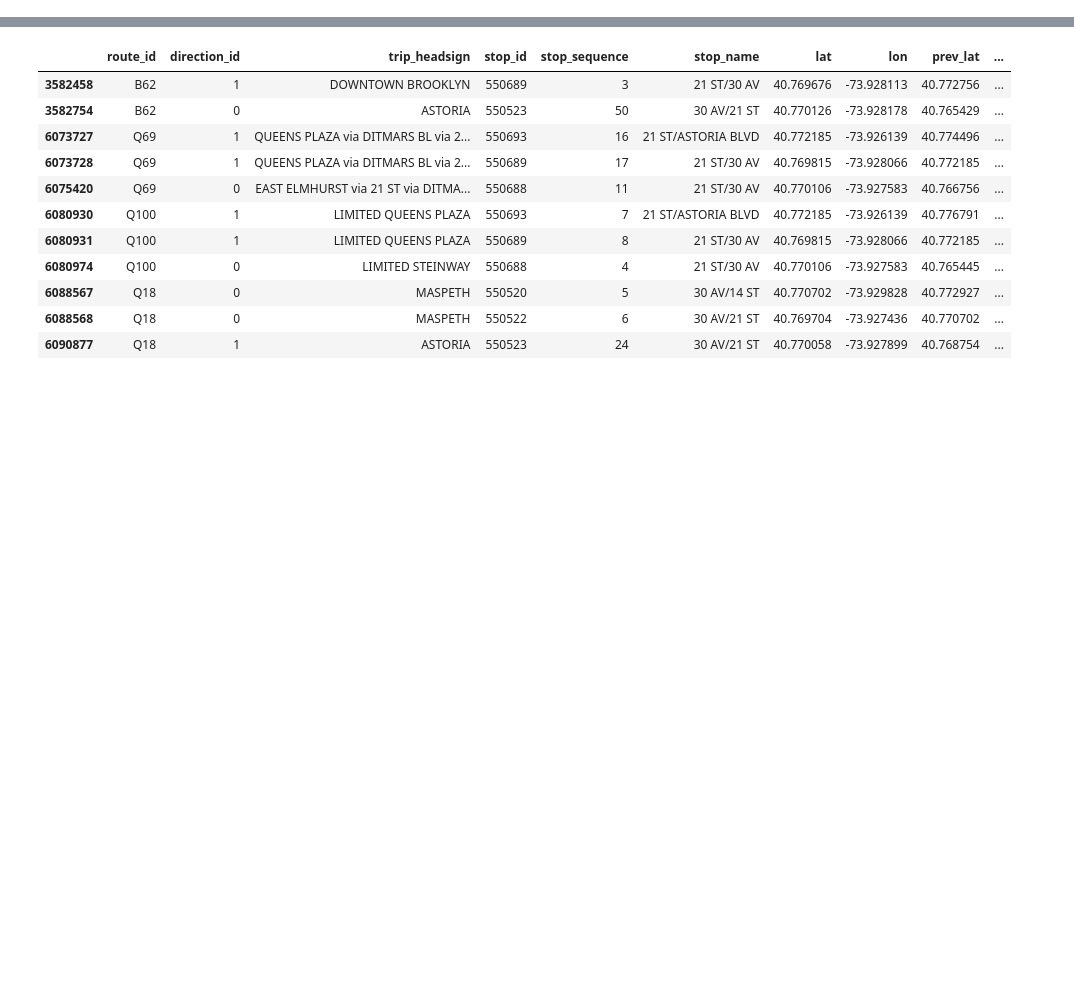
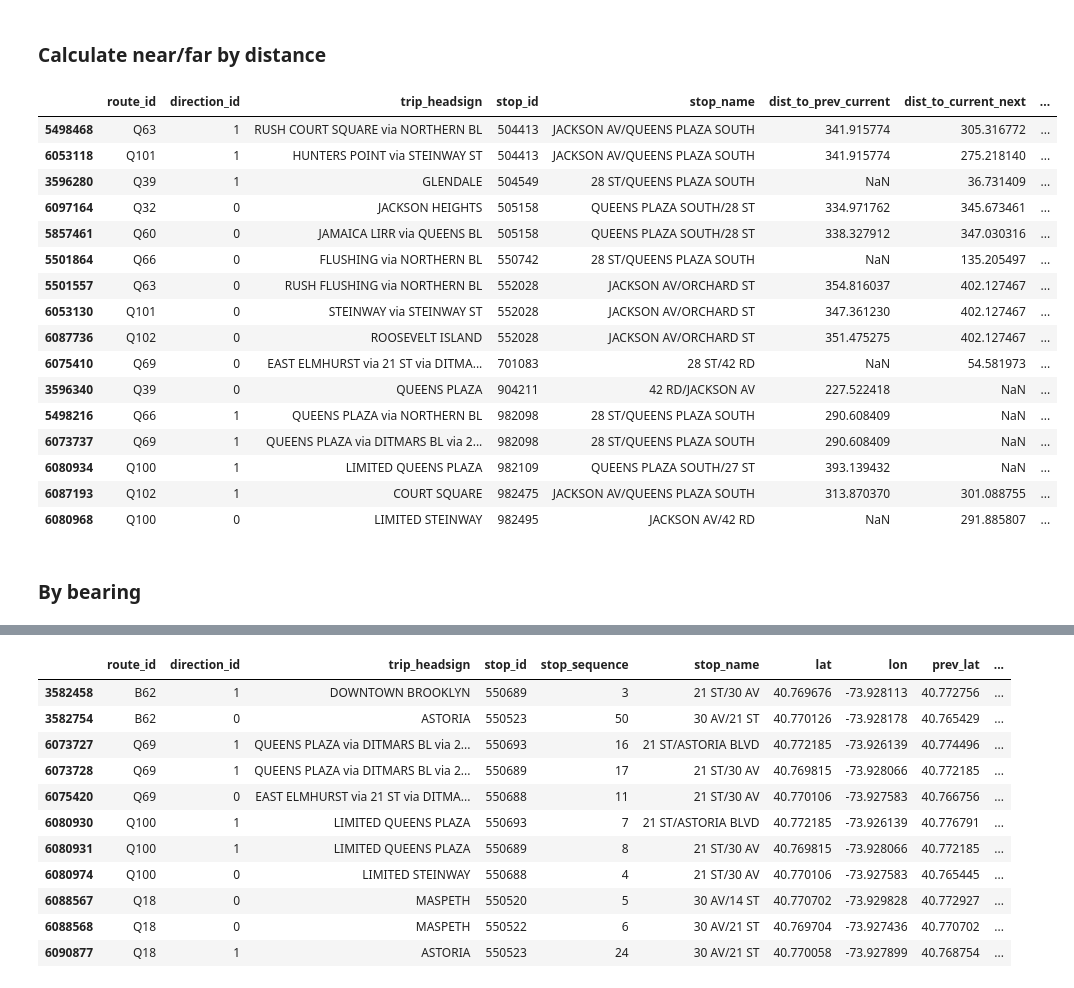
Before and after one commit to TYLin-CitySolutions/gtfs_bus, a Jupyter notebook: gtfs_bearing.ipynb, the cells around one changed output, grey strips where cells are left out. Saved outputs shown, nothing was run; the diff lists cells and outputs as text; code cells hidden in the pictures; blank space fills up the shorter version.

Commit message:
add near/far side designation

```diff
--- a/gtfs_bearing.ipynb
+++ b/gtfs_bearing.ipynb
@@ -42,0 +137,16 @@ facts = con.execute('SELECT * FROM fact_stop_events').fetchdf()
+# %% [markdown]
+### Calculate near/far by distance
+# %%
+def filter_within_radius(df, lat_col, lon_col, center_lat, center_lon, radius_ft):
+    radius_m = radius_ft * 0.3048
+    lat = np.radians(df[lat_col].to_numpy())
+    lon = np.radians(df[lon_col].to_numpy())
+    clat = np.radians(center_lat)
+    clon = np.radians(center_lon)
+
+    dlat = lat - clat
+    dlon = lon - clon
+    a = np.sin(dlat/2)**2 + np.cos(clat) * np.cos(lat) * np.sin(dlon/2)**2
+    dist_m = 2 * 6371000 * np.arcsin(np.sqrt(a))
+
+    return df[dist_m <= radius_m].copy()
@@ -43,3 +237,39 @@ facts = con.execute('SELECT * FROM fact_stop_events').fetchdf()
+# %%
+# intersection point
+inter_lat = 40.749041  # replace
+inter_lon = -73.939690
+# bearing from stop -> intersection
+
+filt = filter_within_radius(df, 'lat','lon',inter_lat, inter_lon, 500).drop_duplicates(['route_id','stop_id']).copy()
+
+filt = calculate_bus_stop_side(filt, inter_lat, inter_lon)
+
+filt[['route_id', 'direction_id', 'trip_headsign', 'stop_id', #'stop_sequence',
+       'stop_name',
+      #  'lat', 'lon',
+    #    'prev_lat', 'prev_lon', 'next_lat','next_lon',
+      #  'dist_prev_cur', 'dist_cur_next', 'intersection_side',
+       'dist_to_prev_current','dist_to_current_next','stop_side']].sort_values('stop_id')
+# %% [output]
+|  | route_id | direction_id | trip_headsign | stop_id | stop_name | dist_to_prev_current | dist_to_current_next | ... |
+| 5498468 | Q63 | 1 | RUSH COURT SQUARE via NORTHERN BL | 504413 | JACKSON AV/QUEENS PLAZA SOUTH | 341.915774 | 305.316772 | ... |
+| 6053118 | Q101 | 1 | HUNTERS POINT via STEINWAY ST | 504413 | JACKSON AV/QUEENS PLAZA SOUTH | 341.915774 | 275.218140 | ... |
+| 3596280 | Q39 | 1 | GLENDALE | 504549 | 28 ST/QUEENS PLAZA SOUTH | NaN | 36.731409 | ... |
+| 6097164 | Q32 | 0 | JACKSON HEIGHTS | 505158 | QUEENS PLAZA SOUTH/28 ST | 334.971762 | 345.673461 | ... |
+| 5857461 | Q60 | 0 | JAMAICA LIRR via QUEENS BL | 505158 | QUEENS PLAZA SOUTH/28 ST | 338.327912 | 347.030316 | ... |
+| 5501864 | Q66 | 0 | FLUSHING via NORTHERN BL | 550742 | 28 ST/QUEENS PLAZA SOUTH | NaN | 135.205497 | ... |
+| 5501557 | Q63 | 0 | RUSH FLUSHING via NORTHERN BL | 552028 | JACKSON AV/ORCHARD ST | 354.816037 | 402.127467 | ... |
+| 6053130 | Q101 | 0 | STEINWAY via STEINWAY ST | 552028 | JACKSON AV/ORCHARD ST | 347.361230 | 402.127467 | ... |
+| 6087736 | Q102 | 0 | ROOSEVELT ISLAND | 552028 | JACKSON AV/ORCHARD ST | 351.475275 | 402.127467 | ... |
+| 6075410 | Q69 | 0 | EAST ELMHURST via 21 ST via DITMA... | 701083 | 28 ST/42 RD | NaN | 54.581973 | ... |
+| 3596340 | Q39 | 0 | QUEENS PLAZA | 904211 | 42 RD/JACKSON AV | 227.522418 | NaN | ... |
+| 5498216 | Q66 | 1 | QUEENS PLAZA via NORTHERN BL | 982098 | 28 ST/QUEENS PLAZA SOUTH | 290.608409 | NaN | ... |
+| 6073737 | Q69 | 1 | QUEENS PLAZA via DITMARS BL via 2... | 982098 | 28 ST/QUEENS PLAZA SOUTH | 290.608409 | NaN | ... |
+| 6080934 | Q100 | 1 | LIMITED QUEENS PLAZA | 982109 | QUEENS PLAZA SOUTH/27 ST | 393.139432 | NaN | ... |
+| 6087193 | Q102 | 1 | COURT SQUARE | 982475 | JACKSON AV/QUEENS PLAZA SOUTH | 313.870370 | 301.088755 | ... |
+| 6080968 | Q100 | 0 | LIMITED STEINWAY | 982495 | JACKSON AV/42 RD | NaN | 291.885807 | ... |
+# %% [markdown]
+### By bearing
 # %%
 
 PARQ_BASE = "parquet"  # change if needed
```
Also changed, not shown: parts of 12 cells of this notebook, 2 other files.
